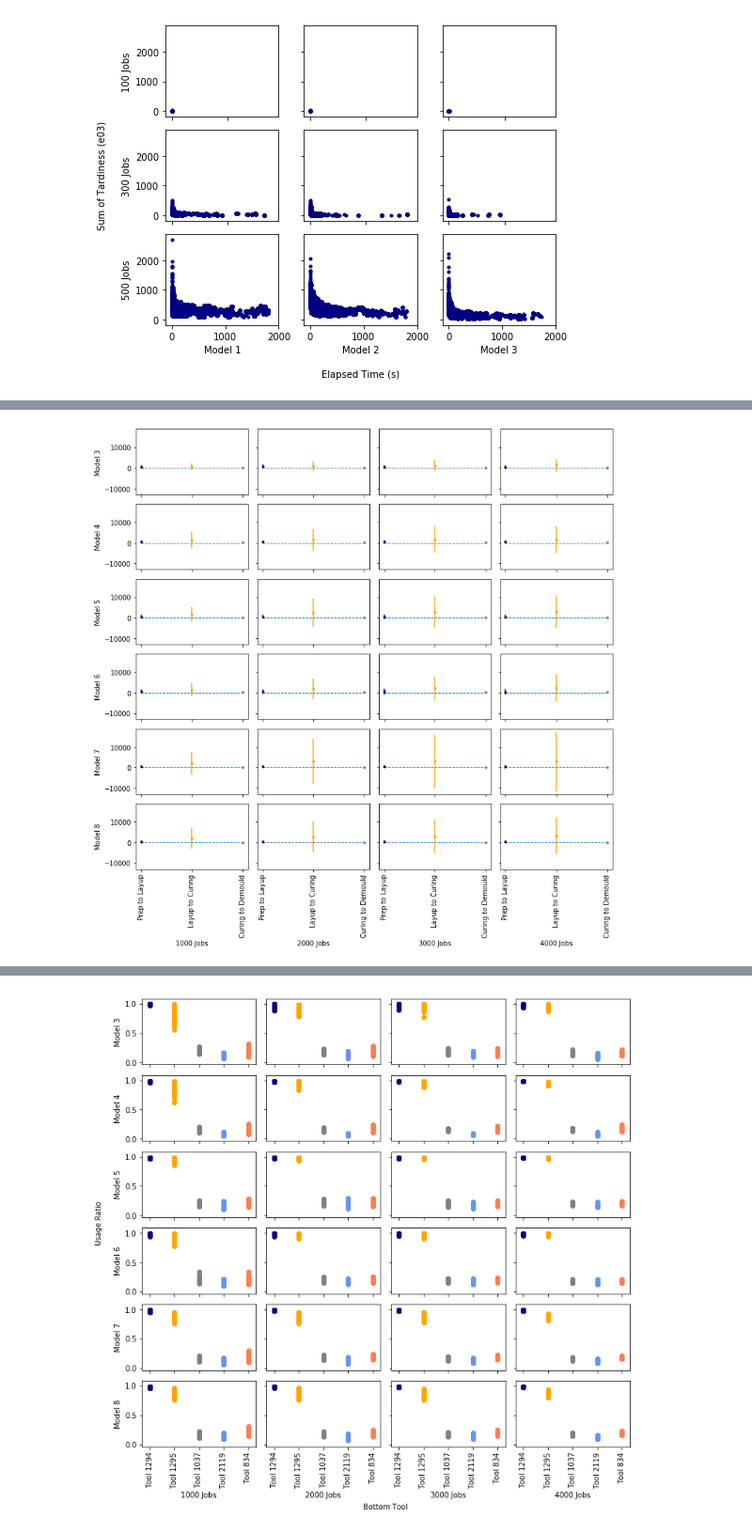
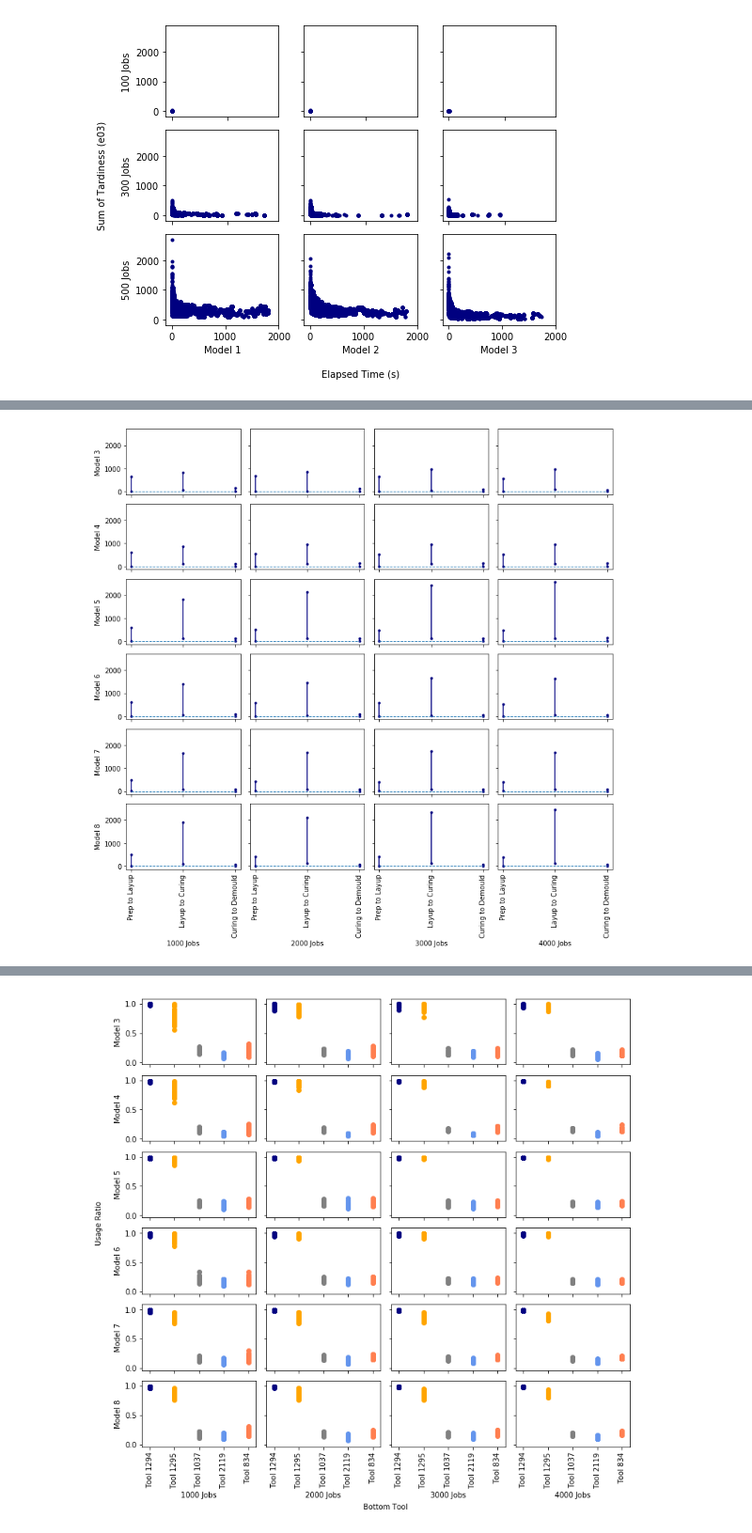
Before and after one commit to tangtan2/scheduling_composites_manufacturing, a Jupyter notebook: data/analytics/experiments_2/visualizations.ipynb, the cells around one changed output, grey strips where cells are left out. Shown at 94% size. Saved outputs shown, nothing was run; the diff lists cells and outputs as text; code cells hidden in the pictures.

```diff
--- a/data/analytics/experiments_2/visualizations.ipynb
+++ b/data/analytics/experiments_2/visualizations.ipynb
@@ -514,7 +493,7 @@ plt.show()
 [figure]
 # %%
 # extract schedule quality over time pattern for CP sched for models 3 to 5
-fig, ax = plt.subplots(2, 4, figsize=(10, 4.5), sharex=True)
+fig, ax = plt.subplots(2, 4, figsize=(10, 4.5), sharex='all', sharey='col')
 for j, model in enumerate([3, 6]):
     for k, key in enumerate(chap3_sum[model].keys()):
         for i in range(30):
@@ -528,11 +507,11 @@ ax[1][0].set_xlabel('1000 Jobs')
 ax[1][1].set_xlabel('2000 Jobs')
 ax[1][2].set_xlabel('3000 Jobs')
 ax[1][3].set_xlabel('4000 Jobs')
-ax[0][0].set_yticks([5, 10])
 ax[0][0].set_ylabel('Model 3')
 ax[1][0].set_ylabel('Model 6')
 plt.xlabel('Elapsed Time (s)', labelpad=20)
 plt.ylabel('Sum of Tardiness (e06)', labelpad=30)
 fig.tight_layout()
+plt.savefig('ch3_qualovertime.eps', format='eps')
 plt.show()
 # %% [output]
@@ -606,19 +544,0 @@ R^2 value: 0.9792319721252536
-# %%
-# compare numbins to tardiness for simplified problem
-simp_sum = {}
-print('[INFO] loading simplified problem summary...')
-for j in [1000, 2000, 3000, 4000]:
-    filepath = f'../../archive/experiments_2/instances_042220_simplified/jobs_{j}/summary.xlsx'
-    simp_sum[j] = pd.read_excel(filepath, 'current_exp')
-print('results loaded')
-fig, ax = plt.subplots()
-for j in [1000, 2000, 3000, 4000]:
-    tardiness = []
-    for i in range(30):
-        tardiness.append(simp_sum[j]['tardiness'][i] / 1000)
-    ax.scatter([j] * 30, tardiness, marker='.')
-ax.set_xlabel('Number of Jobs per Instances')
-ax.set_ylabel('Sum of Tardiness (e03)')
-ax.set_xticks([1000, 2000, 3000, 4000])
-fig.tight_layout()
-plt.show()
@@ -629,33 +545,46 @@ results loaded
 # %%
 # compare lag time between stages for each job for chapter 3
 fig, ax = plt.subplots(6, 4, figsize=(11, 11), sharex=True, sharey=True)
 for model in range(3, 9):
     ax[model - 3][0].set_ylabel(f'Model {model}')
     for k, key in enumerate(chap3_sum[model].keys()):
         if model == 8:
             ax[model - 3][k].set_xlabel(f'{key} Jobs')
             ax[model - 3][k].set_xticks([1, 2, 3])
             ax[model - 3][k].set_xticklabels(['Prep to Layup',
                                               'Layup to Curing',
                                               'Curing to Demould'], rotation='vertical')
         p_to_l = []
         l_to_a = []
         a_to_d = []
         for i in range(30):
             p_to_l.append([chap3_instances[model]['job_results'][key][i]['job_layup_start'][j] -
                            chap3_instances[model]['job_results'][key][i]['job_prep_end'][j] for j in range(key)])
             l_to_a.append([chap3_instances[model]['job_results'][key][i]['job_auto_start'][j] -
                            chap3_instances[model]['job_results'][key][i]['job_layup_end'][j] for j in range(key)])
             a_to_d.append([chap3_instances[model]['job_results'][key][i]['job_demould_start'][j] -
                            chap3_instances[model]['job_results'][key][i]['job_auto_end'][j] for j in range(key)])
-        ax[model - 3][k].errorbar(1, np.mean(p_to_l), yerr=np.std(p_to_l), color='navy', marker='.')
-        ax[model - 3][k].errorbar(2, np.mean(l_to_a), yerr=np.std(l_to_a), color='orange', marker='.')
-        ax[model - 3][k].errorbar(3, np.mean(a_to_d), yerr=np.std(a_to_d), color='grey', marker='.')
+        ax[model - 3][k].plot([1, 1],
+                              [np.percentile(p_to_l, 25),
+                               np.percentile(p_to_l, 75)],
+                              color='navy',
+                              marker='.')
+        ax[model - 3][k].plot([2, 2],
+                              [np.percentile(l_to_a, 25),
+                               np.percentile(l_to_a, 75)],
+                              color='navy',
+                              marker='.')
+        ax[model - 3][k].plot([3, 3],
+                              [np.percentile(a_to_d, 25),
+                               np.percentile(a_to_d, 75)],
+                              color='navy',
+                              marker='.')
         ax[model - 3][k].plot([1, 3], [0, 0], linewidth=1, linestyle='--')
 fig.tight_layout()
+plt.savefig('ch3_avgidletime.eps', format='eps')
 plt.show()
 # %% [output]
-[figure, old version]
+[figure, new version]
 # %%
 # get resource usage information
 filepath = f'../../archive/experiments_2/instances_042220_0/jobs_100/instance_0.xlsx'
```
Also changed, not shown: parts of 23 cells of this notebook, 1 other file.
